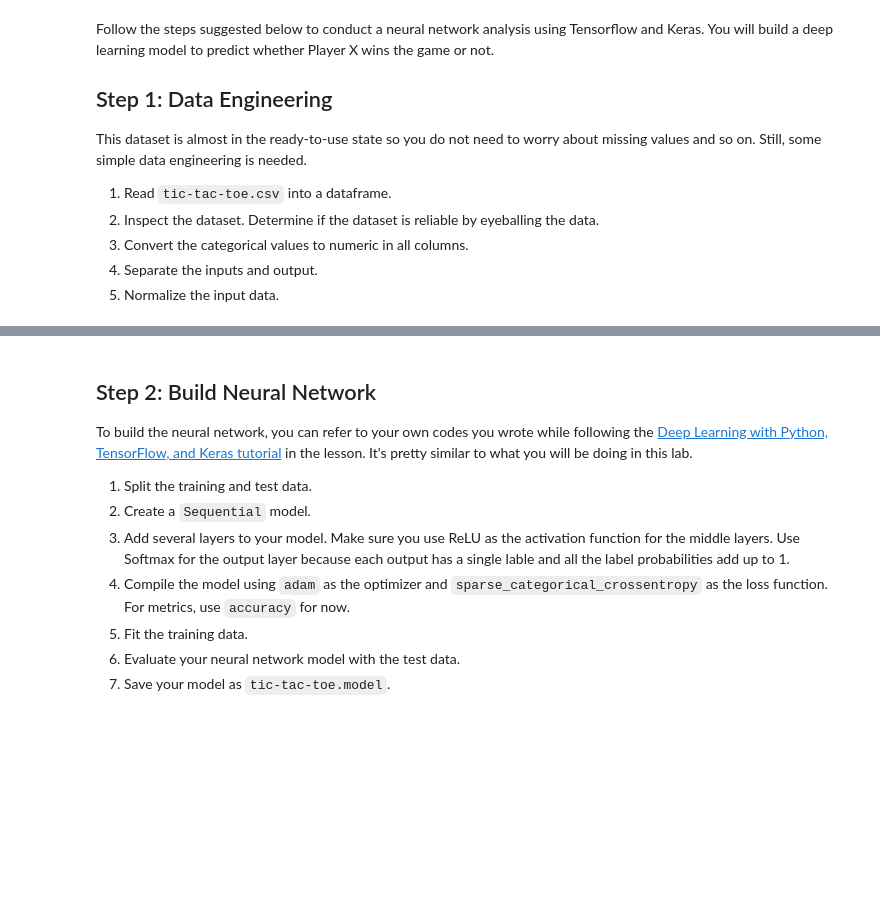
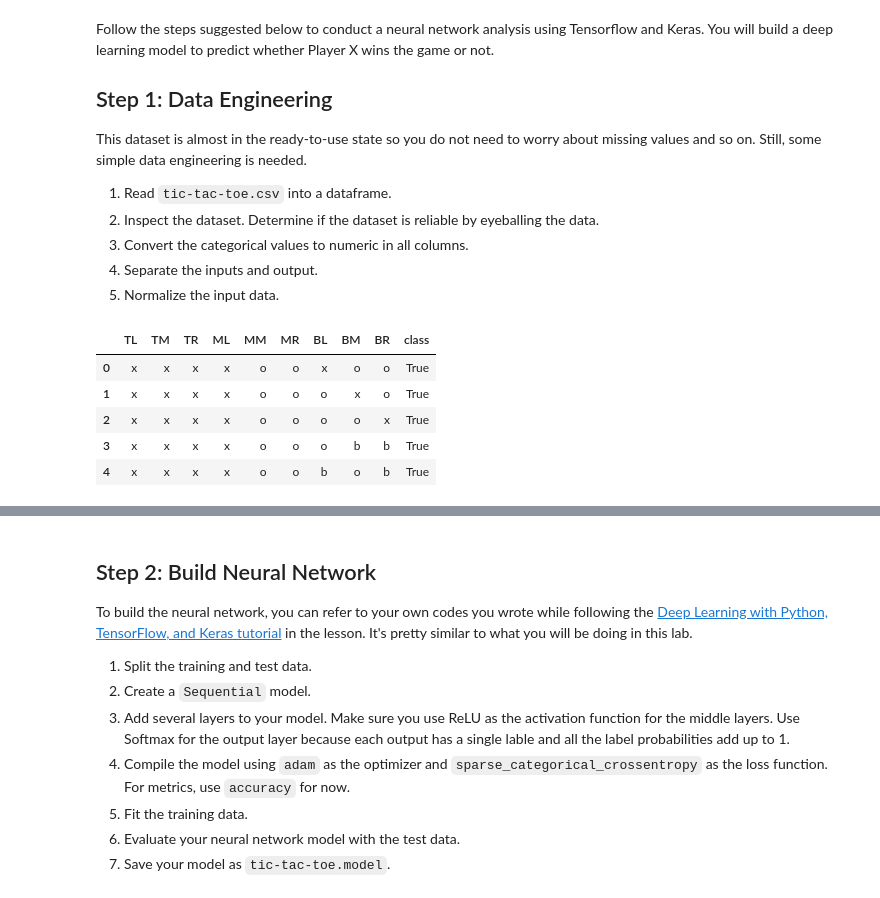
Before and after one commit to TiagoBorges-lab/lab-neural-networks, a Jupyter notebook: your-code/challenge-1.ipynb, the cells around one changed output, grey strips where cells are left out. Saved outputs shown, nothing was run; the diff lists cells and outputs as text; code cells hidden in the pictures; blank space fills up the shorter version.

```diff
--- a/your-code/challenge-1.ipynb
+++ b/your-code/challenge-1.ipynb
@@ -24,0 +23,18 @@ This dataset is almost in the ready-to-use state so you do not need to worry abo
+# %%
+# import libs
+import numpy as np
+import pandas as pd
+
+from sklearn.preprocessing import MinMaxScaler
+
+#read file
+tic = pd.read_csv('tic-tac-toe.csv')
+#inspect dataset
+tic.head()
+# %% [output]
+|  | TL | TM | TR | ML | MM | MR | BL | BM | BR | class |
+| 0 | x | x | x | x | o | o | x | o | o | True |
+| 1 | x | x | x | x | o | o | o | x | o | True |
+| 2 | x | x | x | x | o | o | o | o | x | True |
+| 3 | x | x | x | x | o | o | o | b | b | True |
+| 4 | x | x | x | x | o | o | b | o | b | True |
```
Also changed, not shown: parts of 13 cells of this notebook.
